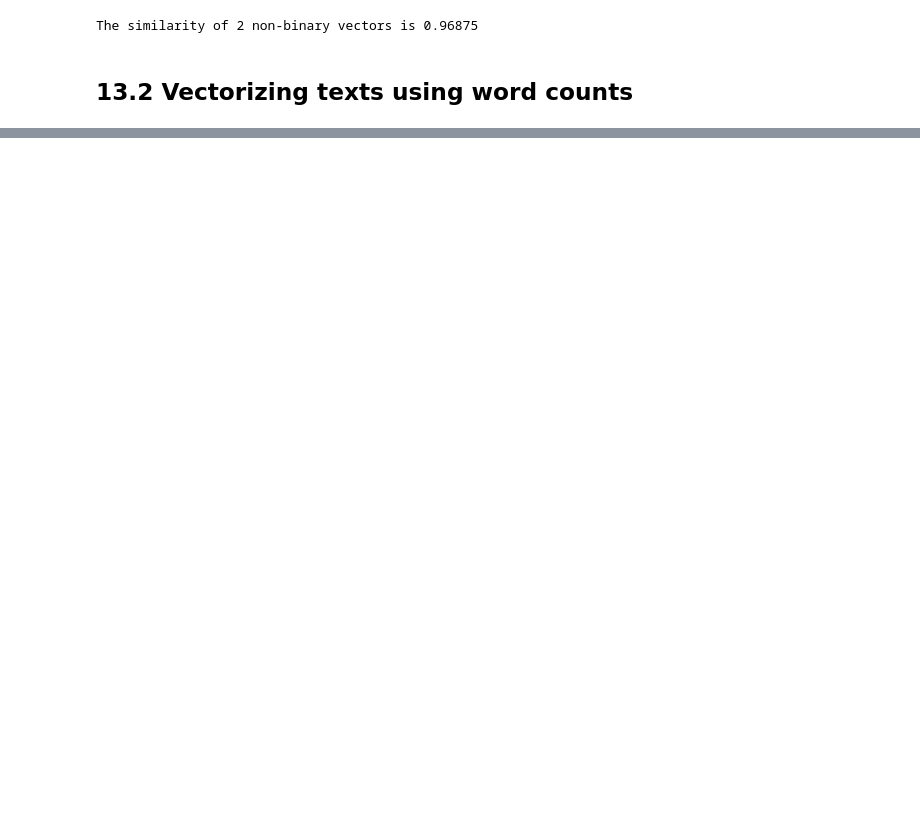
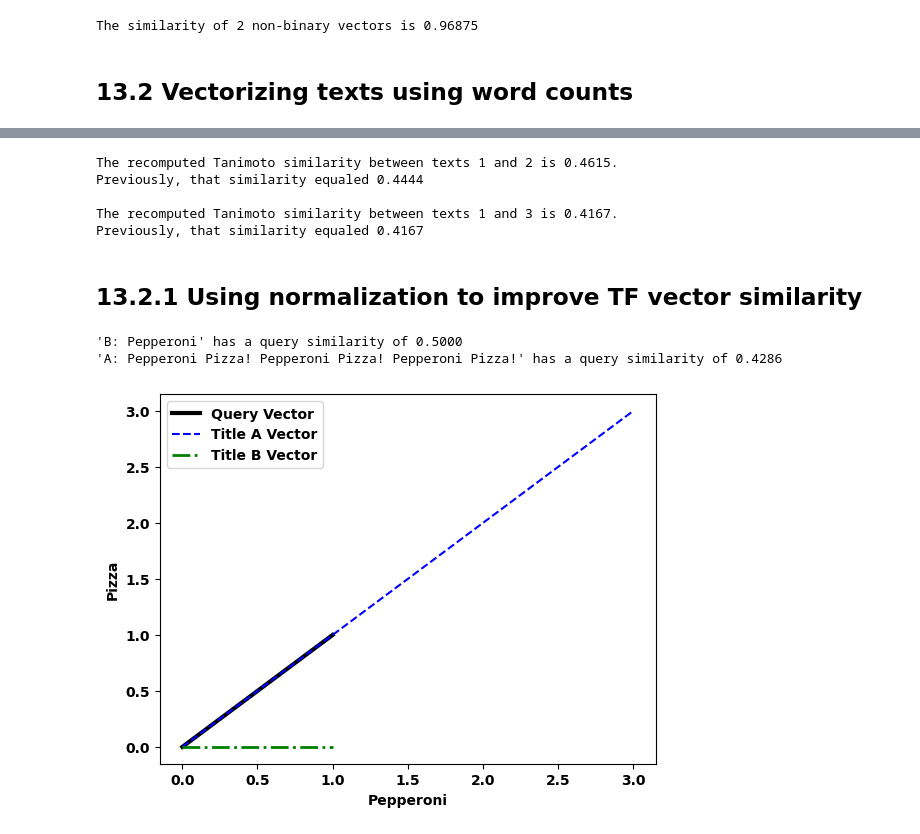
Before and after one commit to IanSinColorado/DataScienceBootcamp, a Jupyter notebook: Chapter13.ipynb, the cells around one changed output, grey strips where cells are left out. Cells and saved outputs as stored; diff of their text form; code cells hidden in the pictures; blank space fills up the shorter version.

```diff
--- a/Chapter13.ipynb
+++ b/Chapter13.ipynb
@@ -234,0 +262,36 @@ The similarity of 2 non-binary vectors is 0.96875
+# %%
+# Comparing metrics of vector similarity
+tf_vector1 = tf_vectors[0]
+binary_vector1 = vectors[0]
+
+for i, tf_vector in enumerate(tf_vectors[1:], 2):
+    similarity = tanimoto_similarity(tf_vector1, tf_vector)
+    old_similarity = tanimoto_similarity(binary_vector1, vectors[i-1])
+    print(f"The recomputed Tanimoto similarity between texts 1 and {i} is {similarity:.4f}.")
+    print(f"Previously, that similarity equaled {old_similarity:.4f} " "\n")
+# %% [output]
+The recomputed Tanimoto similarity between texts 1 and 2 is 0.4615.
+Previously, that similarity equaled 0.4444
+
+The recomputed Tanimoto similarity between texts 1 and 3 is 0.4167.
+Previously, that similarity equaled 0.4167
+# %% [markdown]
+## 13.2.1 Using normalization to improve TF vector similarity
+# %%
+# Simple search engine vectorization
+query_vector = np.array([1, 1,])
+title_a_vector = np.array([3, 3])
+title_b_vector = np.array([1, 0])
+# %%
+# Ranking titles by query similarity
+titles = ['A: Pepperoni Pizza! Pepperoni Pizza! Pepperoni Pizza!', 'B: Pepperoni']
+title_vectors = [title_a_vector, title_b_vector]
+similarities = [tanimoto_similarity(query_vector, title_vector) for title_vector in title_vectors]
+
+for index in sorted(range(len(titles)), key=lambda i: similarities[i], reverse=True):
+    title = titles[index]
+    similarity = similarities[index]
+    print(f"'{title}' has a query similarity of {similarity:.4f}")
+# %% [output]
+'B: Pepperoni' has a query similarity of 0.5000
+'A: Pepperoni Pizza! Pepperoni Pizza! Pepperoni Pizza!' has a query similarity of 0.4286
@@ -234,0 +302,11 @@ The similarity of 2 non-binary vectors is 0.96875
+# %%
+# Plotting TF vectors in 2D space
+plt.plot([0, query_vector[0]], [0, query_vector[1]], c='k', linewidth=3, label='Query Vector')
+plt.plot([0, title_a_vector[0]], [0, title_a_vector[1]], c='b', linestyle='--', label='Title A Vector')
+plt.plot([0, title_b_vector[0]], [0, title_b_vector[1]], c='g', linewidth=2, linestyle='-.', label='Title B Vector')
+plt.xlabel('Pepperoni')
+plt.ylabel('Pizza')
+plt.legend()
+plt.show()
+# %% [output]
+[figure, added]
```
Also changed, not shown: parts of 12 cells of this notebook.
